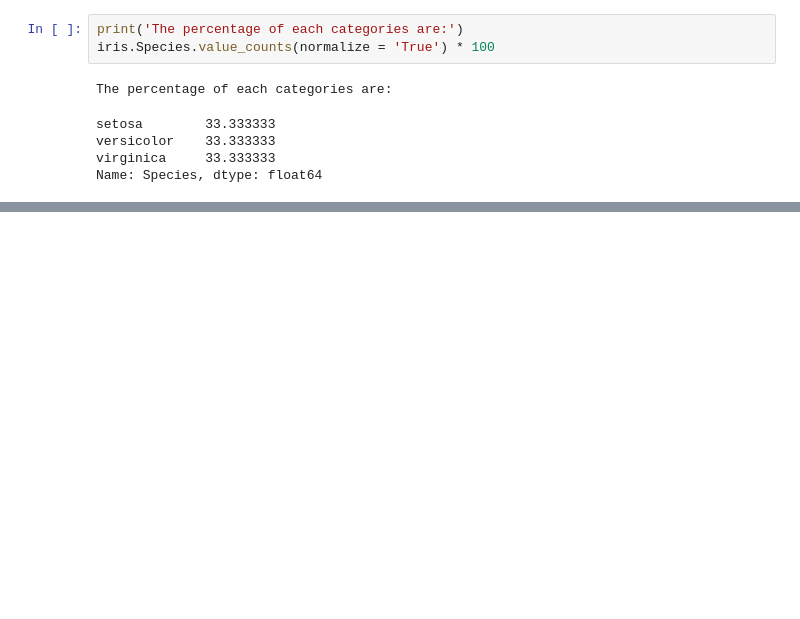
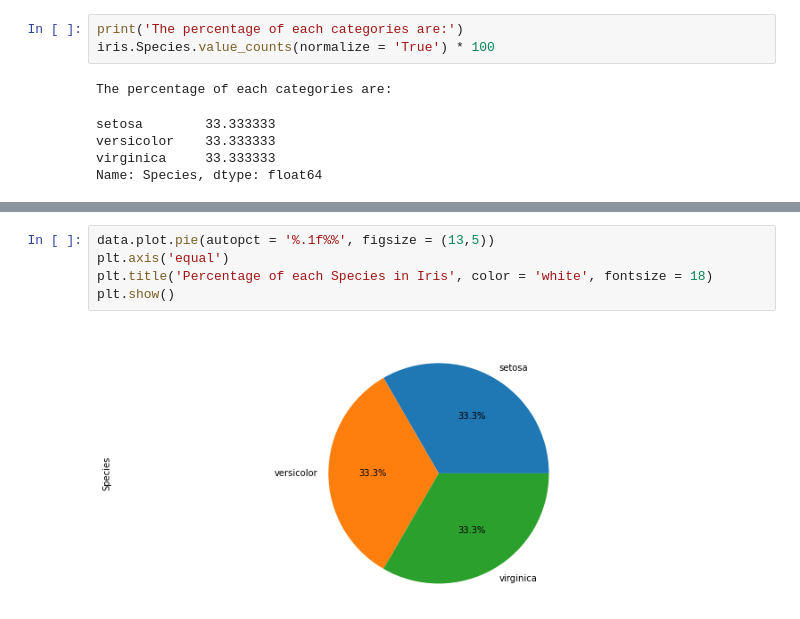
Before and after one commit to yusriwahab/Iris_flower, a Jupyter notebook: Iris_flower.ipynb, the cells around one changed output, grey strips where cells are left out. Cells and saved outputs as stored; diff of their text form; blank space fills up the shorter version.

```diff
--- a/Iris_flower.ipynb
+++ b/Iris_flower.ipynb
@@ -111 +121,8 @@ plt.show()
+# %%
+data.plot.pie(autopct = '%.1f%%', figsize = (13,5))
+plt.axis('equal')
+plt.title('Percentage of each Species in Iris', color = 'white', fontsize = 18)
+plt.show()
+# %% [output]
+[figure, added]
 # %%
```
Also changed, not shown: parts of 21 cells of this notebook.
